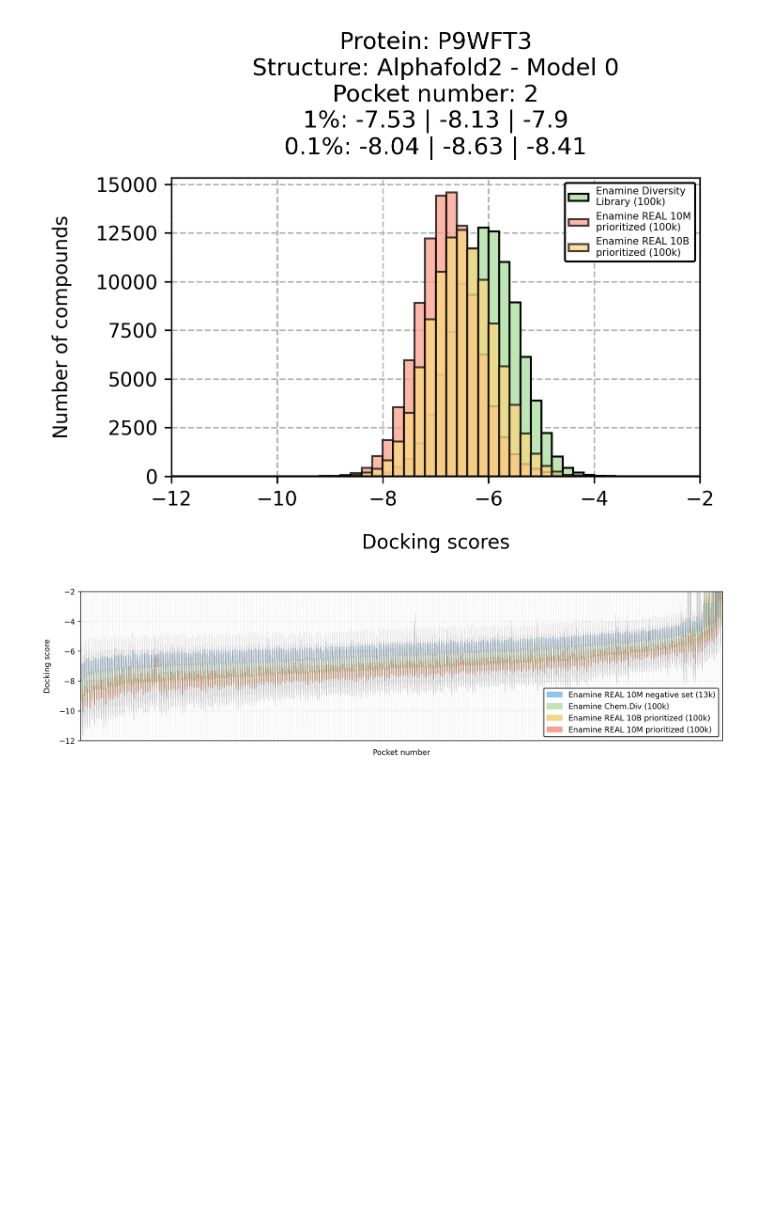
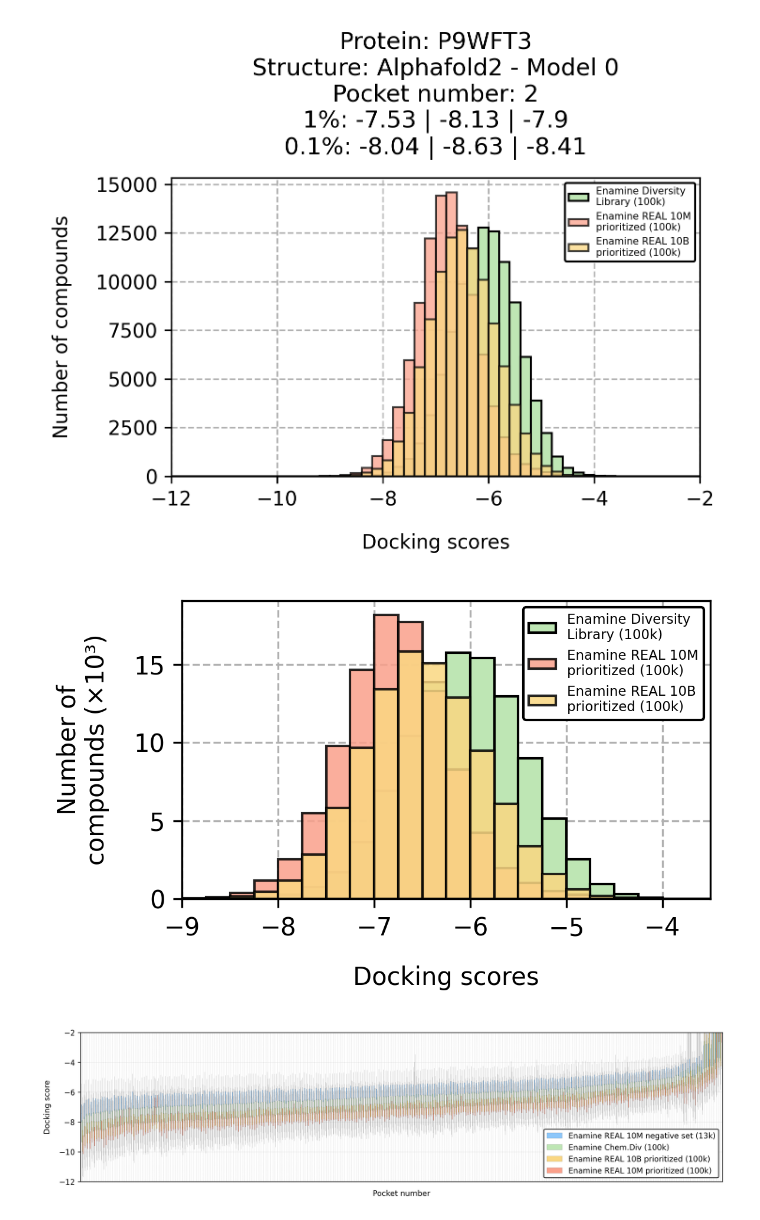
Before and after one commit to ersilia-os/mtb-targeted-protein-degradation, a Jupyter notebook: notebooks/46_docking_exploration_I.ipynb, the cells around one changed output. Cells and saved outputs as stored; diff of their text form; code cells hidden in the pictures; blank space fills up the shorter version.

```diff
--- a/notebooks/46_docking_exploration_I.ipynb
+++ b/notebooks/46_docking_exploration_I.ipynb
@@ -22,14 +22,14 @@ from collections import Counter
 plt.rcParams['figure.dpi'] = 300
 # %%
 # Define some paths
-root = '../../../Documents_GPU/mtb-targeted-protein-degradation/notebooks'
-PATH_TO_DOCKING_RESULTS_ORIGINAL = os.path.join(root, "..", "processed", "unidock_docking", 'docking_results')
-PATH_TO_DOCKING_RESULTS_REAL = os.path.join(root, "..", "processed", "unidock_REAL_docking", 'docking_results')
-PATH_TO_INPUT_LIGANDS = os.path.join(root, "..", "processed", "unidock_REAL_docking", 'input_ligands')
-PATH_TO_DOCKING_RESULTS_REAL_2 = os.path.join(root, "..", "processed", "unidock_REAL_docking_2", 'docking_results')
+root = '../../../Documents/mtb-targeted-protein-degradation/notebooks'
+PATH_TO_DOCKING_RESULTS_ORIGINAL = os.path.join(root, "..", "output", "unidock_docking", 'docking_results')
+PATH_TO_DOCKING_RESULTS_REAL = os.path.join(root, "..", "output", "unidock_REAL_docking", 'docking_results')
+PATH_TO_INPUT_LIGANDS = os.path.join(root, "..", "output", "unidock_REAL_docking", 'input_ligands')
+PATH_TO_DOCKING_RESULTS_REAL_2 = os.path.join(root, "..", "output", "unidock_REAL_docking_2", 'docking_results')
 
 # Load pocket detection data
-pocket_detection_data = pd.read_csv(os.path.join(root, "..", "processed", "pocket_detection_data.csv"))
+pocket_detection_data = pd.read_csv(os.path.join(root, "..", "output", "pocket_detection_data.csv"))
 # %%
 DOCKING_RESULTS_REAL_2 = {}
 DOCKING_RESULTS_ORIGINAL = {}
@@ -95,3 +97,33 @@ plt.show()
+# %%
+pocket = 'alphafold2_P9WFT3_model_0_pocket_2'
+# pocket = "alphafold2_P9WFS9_model_0_pocket_1"
+bins = [i for i in np.arange(-14, 1, 0.25)]
+
+y1 = list(DOCKING_RESULTS_ORIGINAL[pocket].values())
+y2 = list(DOCKING_RESULTS_REAL[pocket].values())
+y3 = list(DOCKING_RESULTS_REAL_2[pocket].values())
+p = f"Protein: {pocket.split('_')[1]}\nStructure: {pocket.split('_')[0].capitalize()} - Model {pocket.split('_')[3]}\nPocket number: {pocket.split('_')[-1]}"
+title = f"{p}\n1%: {round(np.percentile(y1, 1), 2)} | {round(np.percentile(y2, 1), 2)} | {round(np.percentile(y3, 1), 2)}\n0.1%: \
+{round(np.percentile(y1, 0.1), 2)} | {round(np.percentile(y2, 0.1), 2)} | {round(np.percentile(y3, 0.1), 2)}"
+
+
+
+plt.figure(figsize=(4, 2.5))
+plt.hist(y1, bins=bins, zorder=2, edgecolor='k', color="#BEE6B4", label='Enamine Diversity\nLibrary (100k)')
+plt.hist(y2, bins=bins, zorder=2, edgecolor='k', color="#FAA08B", label='Enamine REAL 10M\nprioritized (100k)', alpha=0.85)
+plt.hist(y3, bins=bins, zorder=2, edgecolor='k', color="#FAD782", label='Enamine REAL 10B\nprioritized (100k)', alpha=0.85)
+plt.grid(linestyle='--', zorder=-2)
+plt.xlim([-9, -3.5])
+plt.xlabel("Docking scores", labelpad=10)
+plt.ylabel("Number of\ncompounds (×10³)", labelpad=10)
+plt.legend(loc='best', framealpha=1, edgecolor='k', prop={'size': 5.5})
+# plt.title(title, pad=12)
+ax = plt.gca()
+ax.yaxis.set_major_formatter(mticker.FuncFormatter(lambda y, _: f'{y/1000:g}'))
+plt.tight_layout()
+plt.show()
+# %% [output]
+[figure, added]
 # %%
 ### BOXPLOTS ###
 # %%
```
Also changed, not shown: parts of 6 cells of this notebook, 2 other files.
